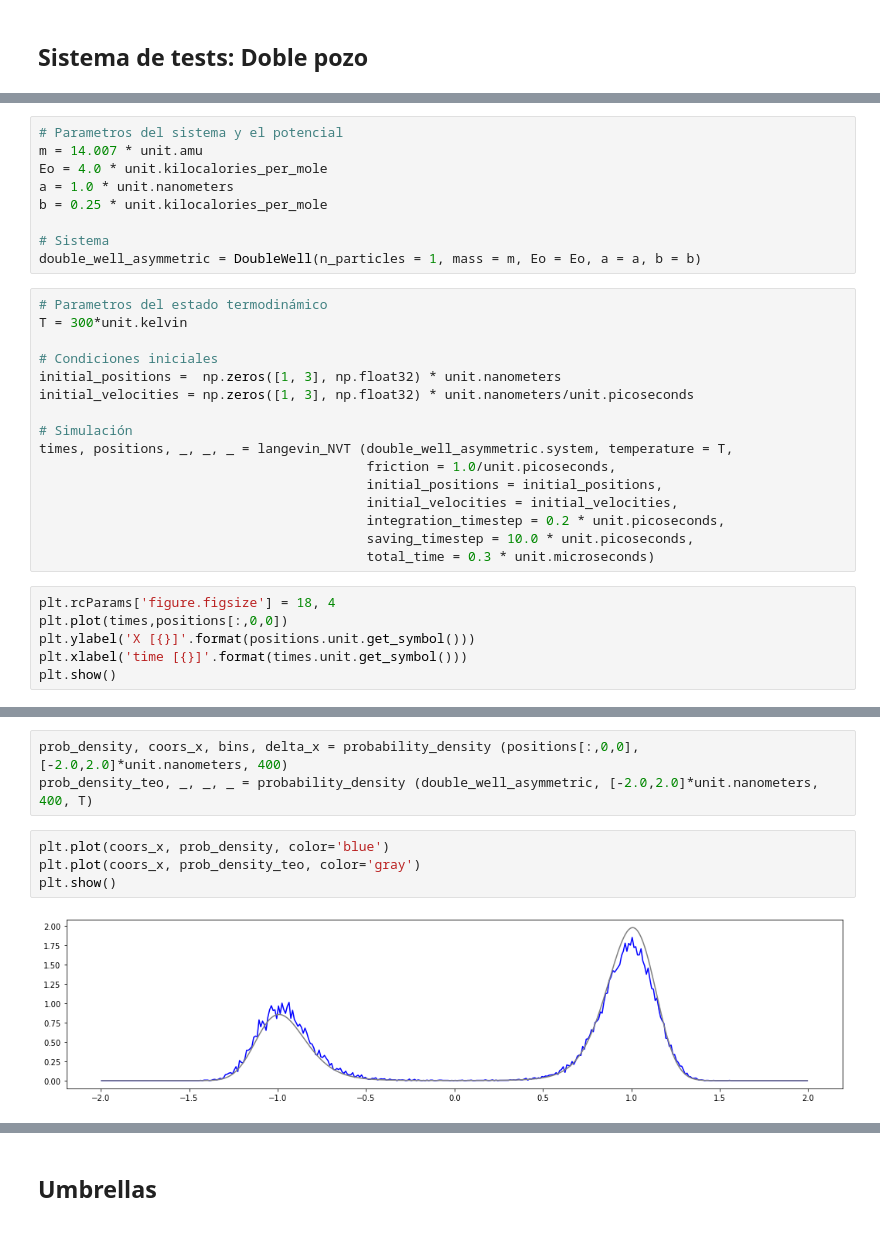
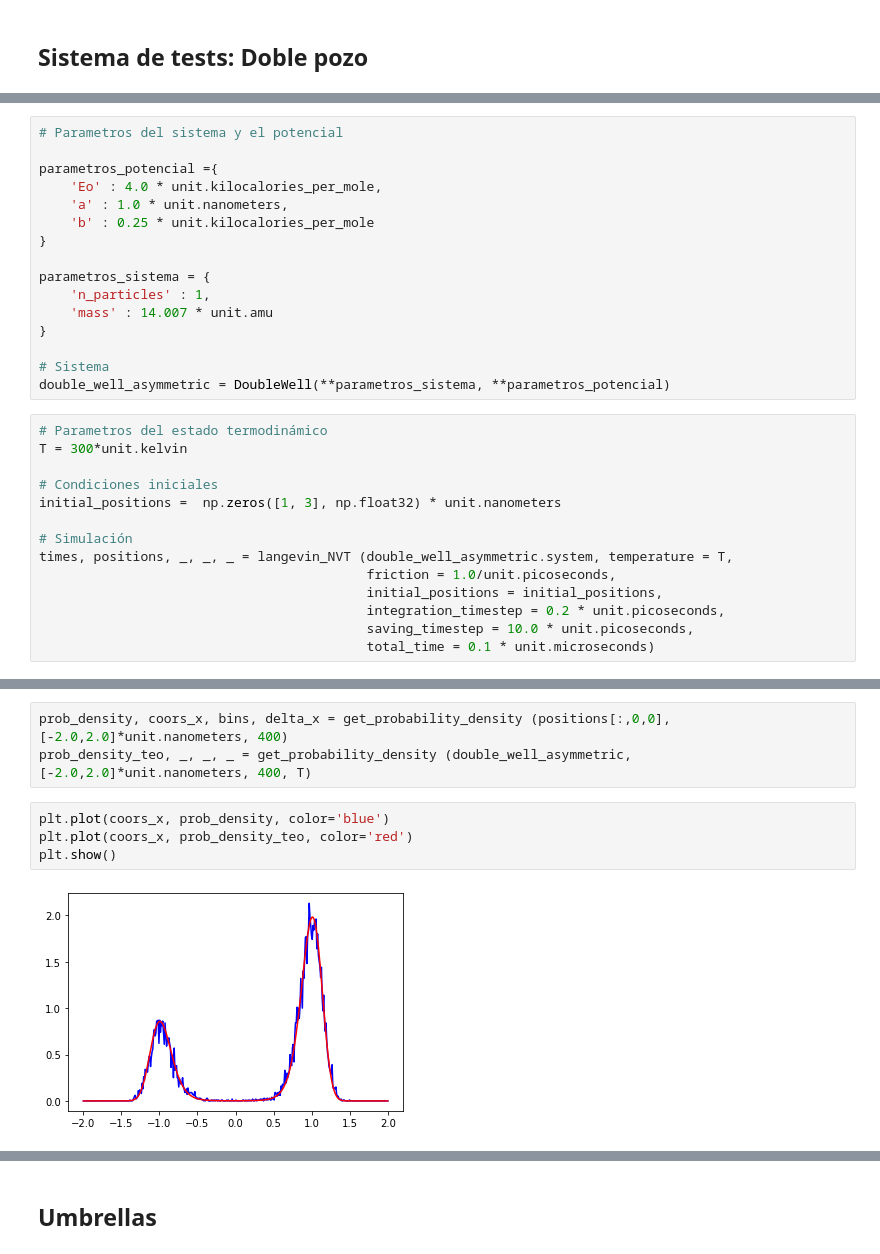
Before and after one commit to uibcdf/REMD_testbed, a Jupyter notebook: Umbrella_Sampling.ipynb, the cells around one changed output, grey strips where cells are left out. Cells and saved outputs as stored; diff of their text form.

```diff
--- a/Umbrella_Sampling.ipynb
+++ b/Umbrella_Sampling.ipynb
@@ -18,31 +18,30 @@ from uibcdf_test_systems.analysis import probability_density
 # %%
 # Parametros del sistema y el potencial
-m = 14.007 * unit.amu
-Eo = 4.0 * unit.kilocalories_per_mole
-a = 1.0 * unit.nanometers
-b = 0.25 * unit.kilocalories_per_mole
+
+parametros_potencial ={
+    'Eo' : 4.0 * unit.kilocalories_per_mole,
+    'a' : 1.0 * unit.nanometers,
+    'b' : 0.25 * unit.kilocalories_per_mole
+}
+
+parametros_sistema = {
+    'n_particles' : 1,
+    'mass' : 14.007 * unit.amu
+}
 
 # Sistema
-double_well_asymmetric = DoubleWell(n_particles = 1, mass = m, Eo = Eo, a = a, b = b)
+double_well_asymmetric = DoubleWell(**parametros_sistema, **parametros_potencial)
 # %%
 # Parametros del estado termodinámico
 T = 300*unit.kelvin
 
 # Condiciones iniciales
 initial_positions =  np.zeros([1, 3], np.float32) * unit.nanometers
-initial_velocities = np.zeros([1, 3], np.float32) * unit.nanometers/unit.picoseconds
 
 # Simulación
 times, positions, _, _, _ = langevin_NVT (double_well_asymmetric.system, temperature = T,
                                           friction = 1.0/unit.picoseconds,
                                           initial_positions = initial_positions,
-                                          initial_velocities = initial_velocities,
                                           integration_timestep = 0.2 * unit.picoseconds,
                                           saving_timestep = 10.0 * unit.picoseconds,
-                                          total_time = 0.3 * unit.microseconds)
+                                          total_time = 0.1 * unit.microseconds)
-# %%
-plt.rcParams['figure.figsize'] = 18, 4
-plt.plot(times,positions[:,0,0])
-plt.ylabel('X [{}]'.format(positions.unit.get_symbol()))
-plt.xlabel('time [{}]'.format(times.unit.get_symbol()))
-plt.show()
@@ -51,9 +48,9 @@ plt.show()
 # %%
-prob_density, coors_x, bins, delta_x = probability_density (positions[:,0,0], [-2.0,2.0]*unit.nanometers, 400)
-prob_density_teo, _, _, _ = probability_density (double_well_asymmetric, [-2.0,2.0]*unit.nanometers, 400, T)
+prob_density, coors_x, bins, delta_x = get_probability_density (positions[:,0,0], [-2.0,2.0]*unit.nanometers, 400)
+prob_density_teo, _, _, _ = get_probability_density (double_well_asymmetric, [-2.0,2.0]*unit.nanometers, 400, T)
 # %%
 plt.plot(coors_x, prob_density, color='blue')
-plt.plot(coors_x, prob_density_teo, color='gray')
+plt.plot(coors_x, prob_density_teo, color='red')
 plt.show()
 # %% [output]
-[figure, old version]
+[figure, new version]
```
Also changed, not shown: parts of 21 cells of this notebook, 1 other file.
